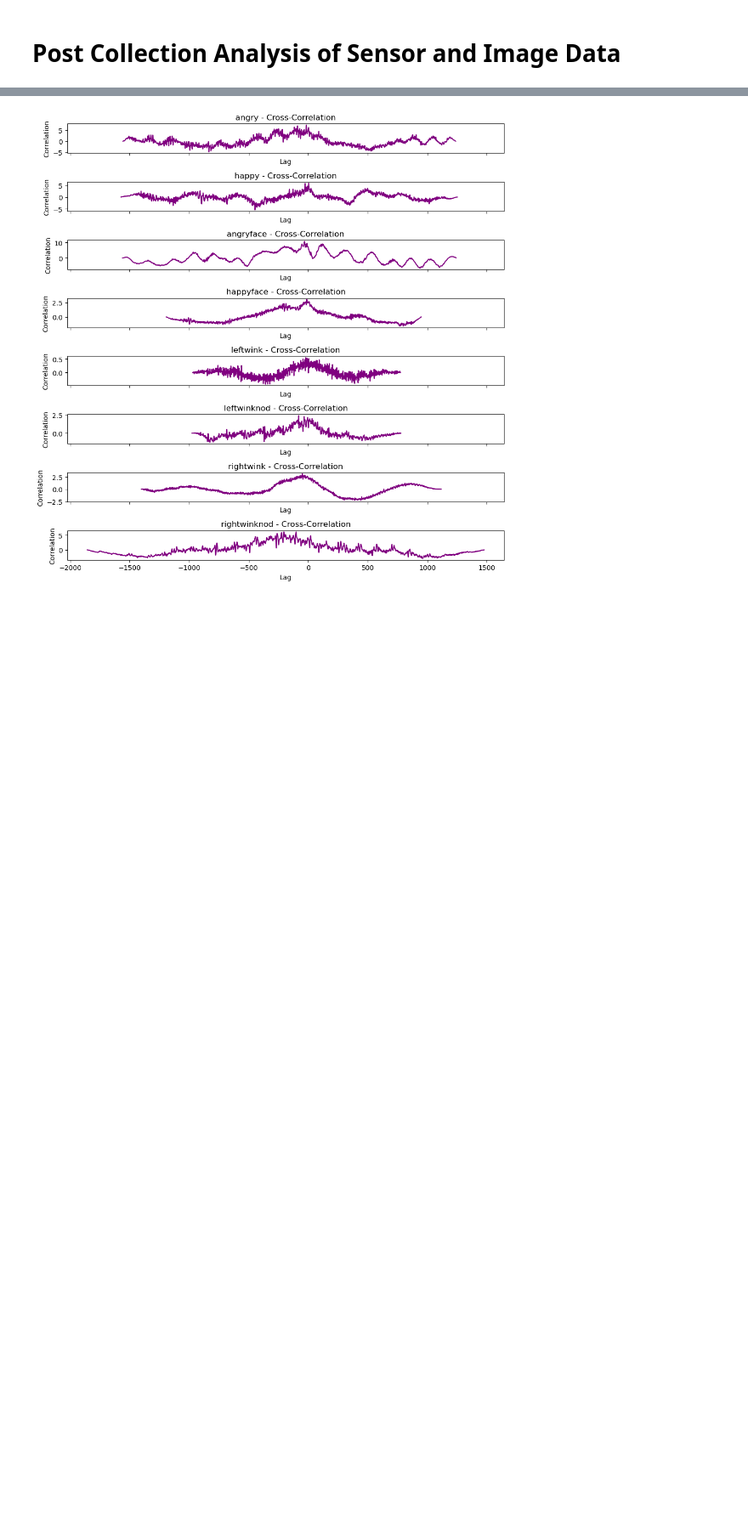
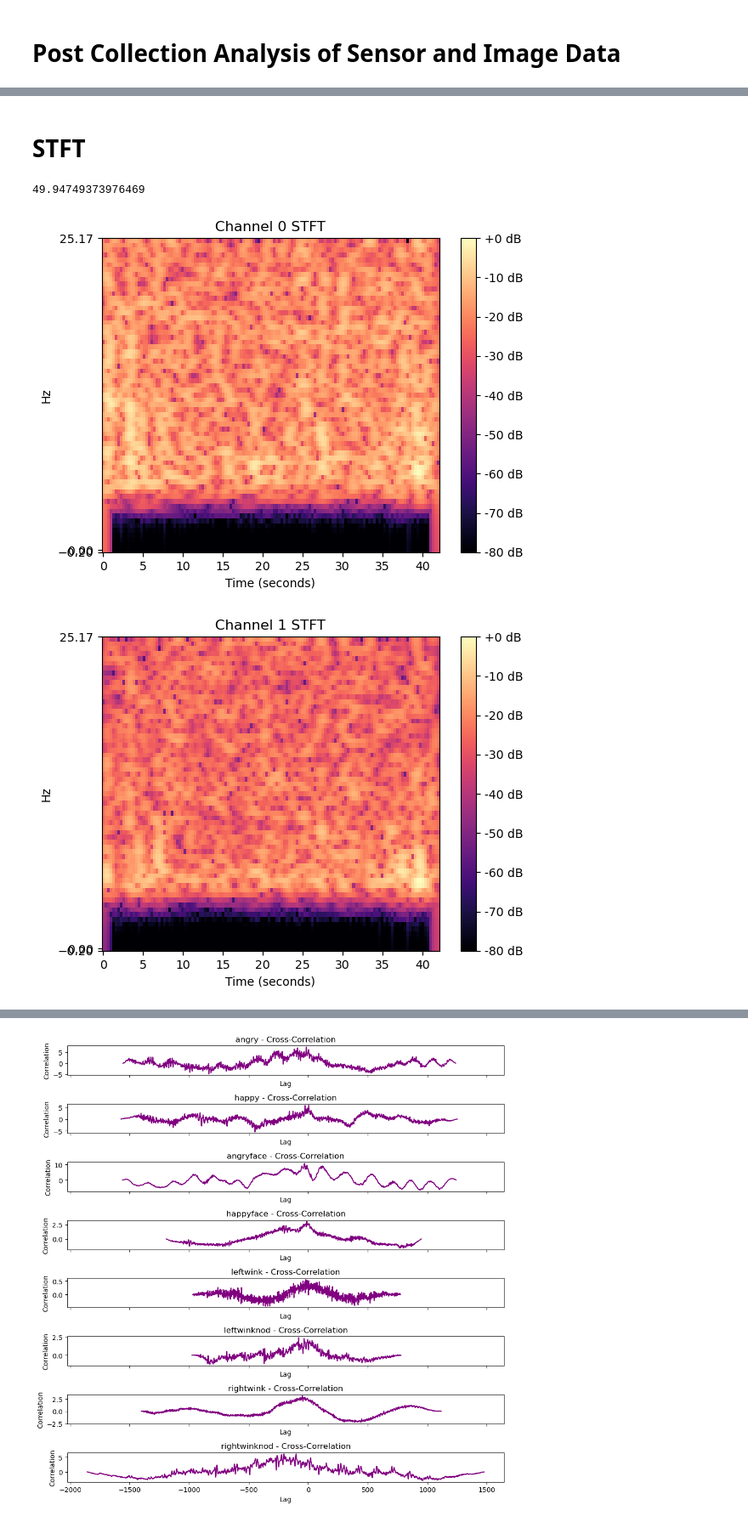
Before and after one commit to strobosco/summer_research, a Jupyter notebook: sensorimageanalysis.ipynb, the cells around one changed output, grey strips where cells are left out. Shown at 85% size. Drawn from its saved outputs; the diff is of its cells as text; code cells hidden in the pictures; blank space fills up the shorter version.

```diff
--- a/sensorimageanalysis.ipynb
+++ b/sensorimageanalysis.ipynb
@@ -67,0 +227,59 @@ The stored logs are:
+# %% [markdown]
+# STFT
+# %%
+import scipy.signal as signal
+import librosa
+
+# SAMPLE_RATE = 1000
+NFFT = 128
+
+gyro_data = SENSOR_LOGS['happy']['IMU1_GYRO_Log'].copy()
+acc_data = SENSOR_LOGS['happy']['IMU1_ACC_Log'].copy()
+SAMPLE_RATE = len(gyro_data) / ((gyro_data[-1][0] - gyro_data[0][0]) / 1e9)
+print(SAMPLE_RATE)
+# print(f"sample rate = {len(gyro_data) / ((gyro_data[-1][0] - gyro_data[0][0]) / 1e9)}")
+# print(f"sample rate = {len(acc_data) / ((gyro_data[-1][0] - gyro_data[0][0]) / 1e9)}")
+
+def highpass_filter(data, cutoff, order=5):
+    b, a = signal.butter(order, cutoff, fs=SAMPLE_RATE, btype='highpass', analog=False)
+    y = signal.filtfilt(b, a, data)
+    return y
+
+def lowpass_filter(data, cutoff, order=5):
+    b, a = signal.butter(order, cutoff, fs=SAMPLE_RATE, btype='lowpass', analog=False)
+    y = signal.filtfilt(b, a, data)
+    return y
+
+for i in range(1, 4):
+#     # acc_data[:, i] = lowpass_filter(acc_data[:, i], 0.1)
+    acc_data[:, i] = highpass_filter(acc_data[:, i], 5)
+#     # ratio = 2 / (np.max(acc_data[:, i]) - np.min(acc_data[:, i]))
+#     # shift = (np.max(acc_data[:, i]) + np.min(acc_data[:, i])) / 2
+#     # acc_data[:, i] = (acc_data[:, i] - shift) * ratio
+
+    # acc_data[:, i] = acc_data[:, i] / np.max(np.abs(acc_data[:, i]))
+
+# plt.plot(acc_data[:,1])
+# plt.plot(acc_data[:,2])
+# plt.plot(acc_data[:,3])
+# plt.show()
+
+stft_signals = []
+for i in range(1, 4):
+    # plt.plot(acc_data[:, i])
+    # plt.show()
+    stft_signals.append(librosa.stft(acc_data[:, i], n_fft=NFFT, hop_length=NFFT // 8))
+
+for idx, result in enumerate(stft_signals):
+    fig, ax = plt.subplots()
+    img = librosa.display.specshow(librosa.amplitude_to_db(
+                                np.abs(result),ref=np.max),
+                                y_axis='log', x_axis='s', ax=ax, sr=SAMPLE_RATE,
+                                n_fft=NFFT, hop_length=NFFT/8)
+    ax.set_title(f"Channel {idx} STFT")
+    fig.colorbar(img, ax=ax, format="%+2.0f dB")
+    plt.show()
+# %% [output]
+49.94749373976469
+[figure, added]
+[figure, added]
```
Also changed, not shown: parts of 22 cells of this notebook, 2 other files.
